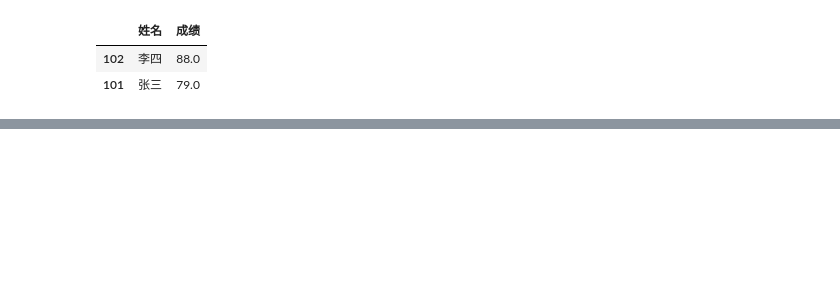
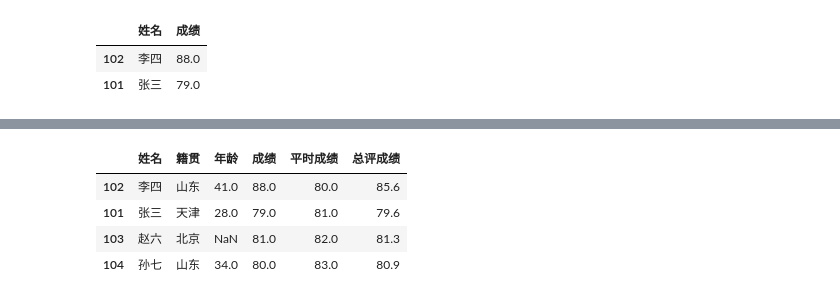
Before and after one commit to lcgong/tgbabook1-notebooks, a Jupyter notebook: ch09/0902访问数据.ipynb, the cells around one changed output, grey strips where cells are left out. Drawn from its saved outputs; the diff is of its cells as text; code cells hidden in the pictures; blank space fills up the shorter version.

```diff
--- a/ch09/0902访问数据.ipynb
+++ b/ch09/0902访问数据.ipynb
@@ -193,2 +241,0 @@ Name: B, dtype: int64
-# %%
-df[df.A == 12]['B'] = 201
@@ -201,3 +241,0 @@ See the caveats in the documentation: https://pandas.pydata.org/pandas-docs/stab
-# %%
-df.loc[df.A == 12, 'B'] = 222
-df
@@ -209,3 +241,0 @@ df
-# %%
-df.loc[df.A == 12, 'B':'C'] = [200, 20]
-df
@@ -216,0 +352,3 @@ df
+# %%
+df1 = df.copy()
+df1
@@ -216,0 +361,10 @@ df
+# %%
+df1['平时成绩'] = [80.0, 81.0, 82.0, 83.0]
+df1['总评成绩'] = 0.3 * df1.平时成绩 + 0.7 * df1.成绩
+df1
+# %% [output]
+|  | 姓名 | 籍贯 | 年龄 | 成绩 | 平时成绩 | 总评成绩 |
+| 102 | 李四 | 山东 | 41.0 | 88.0 | 80.0 | 85.6 |
+| 101 | 张三 | 天津 | 28.0 | 79.0 | 81.0 | 79.6 |
+| 103 | 赵六 | 北京 | NaN | 81.0 | 82.0 | 81.3 |
+| 104 | 孙七 | 山东 | 34.0 | 80.0 | 83.0 | 80.9 |
```
Also changed, not shown: parts of 79 cells of this notebook, 7 other files.
